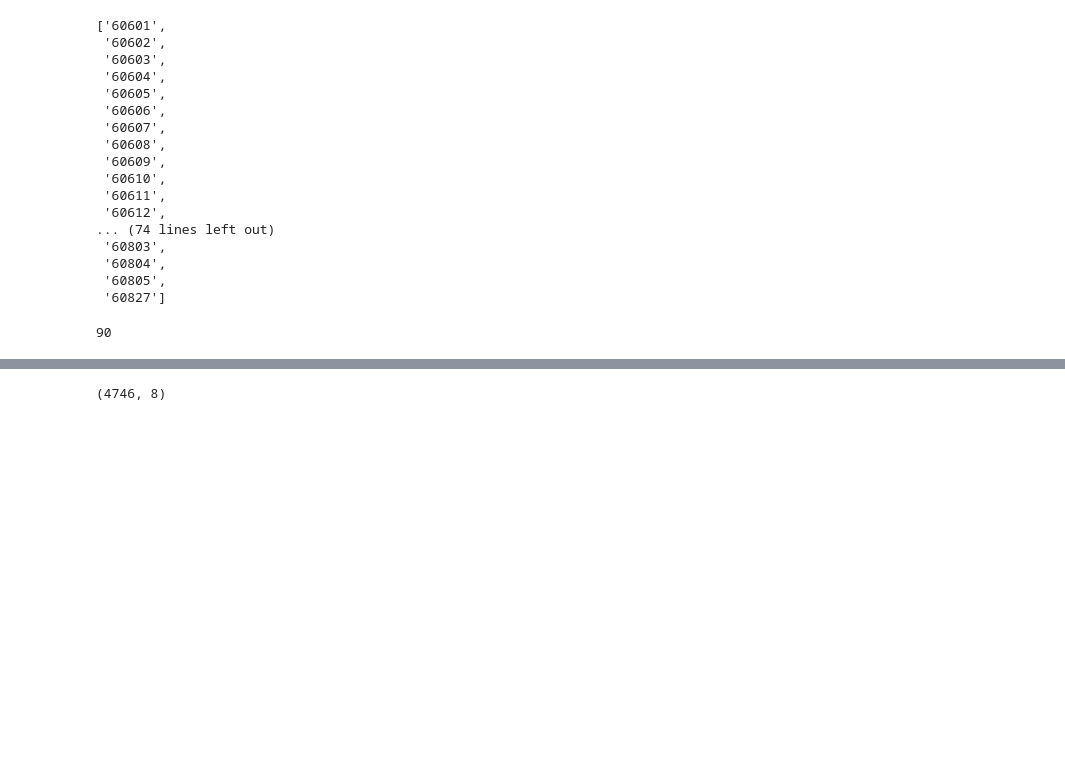
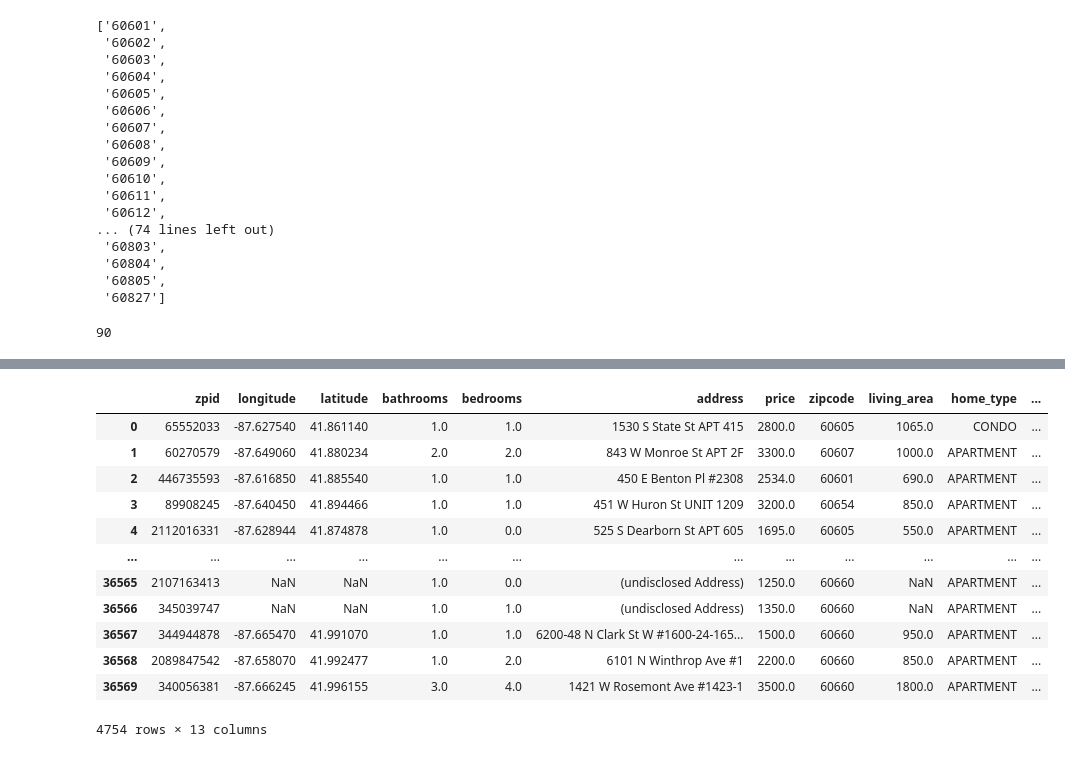
Before and after one commit to yiningYvette/Dollar_Hub, a Jupyter notebook: zillow-listing-data/zillow-data-scraper.ipynb, the cells around one changed output, grey strips where cells are left out. Cells and saved outputs as stored; diff of their text form; code cells hidden in the pictures; blank space fills up the shorter version.

```diff
--- a/zillow-listing-data/zillow-data-scraper.ipynb
+++ b/zillow-listing-data/zillow-data-scraper.ipynb
@@ -195,11 +225,24 @@ df_zillow.shape
 # %%
 # save raw data
 df_zillow.to_csv("zillow_rental_listings_raw.csv", index=False)
+# %%
+# process duplicates
+df_deduped_zillow = df_zillow.drop_duplicates(subset=["zpid"], keep="first")
 # %%
-df_deduped_zillow = df_zillow.drop_duplicates()
+df_deduped_zillow
+# %% [output]
+|  | zpid | longitude | latitude | bathrooms | bedrooms | address | price | zipcode | living_area | home_type | ... |
+| 0 | 65552033 | -87.627540 | 41.861140 | 1.0 | 1.0 | 1530 S State St APT 415 | 2800.0 | 60605 | 1065.0 | CONDO | ... |
+| 1 | 60270579 | -87.649060 | 41.880234 | 2.0 | 2.0 | 843 W Monroe St APT 2F | 3300.0 | 60607 | 1000.0 | APARTMENT | ... |
+| 2 | 446735593 | -87.616850 | 41.885540 | 1.0 | 1.0 | 450 E Benton Pl #2308 | 2534.0 | 60601 | 690.0 | APARTMENT | ... |
+| 3 | 89908245 | -87.640450 | 41.894466 | 1.0 | 1.0 | 451 W Huron St UNIT 1209 | 3200.0 | 60654 | 850.0 | APARTMENT | ... |
+| 4 | 2112016331 | -87.628944 | 41.874878 | 1.0 | 0.0 | 525 S Dearborn St APT 605 | 1695.0 | 60605 | 550.0 | APARTMENT | ... |
+| ... | ... | ... | ... | ... | ... | ... | ... | ... | ... | ... | ... |
+| 36565 | 2107163413 | NaN | NaN | 1.0 | 0.0 | (undisclosed Address) | 1250.0 | 60660 | NaN | APARTMENT | ... |
+| 36566 | 345039747 | NaN | NaN | 1.0 | 1.0 | (undisclosed Address) | 1350.0 | 60660 | NaN | APARTMENT | ... |
+| 36567 | 344944878 | -87.665470 | 41.991070 | 1.0 | 1.0 | 6200-48 N Clark St W #1600-24-165... | 1500.0 | 60660 | 950.0 | APARTMENT | ... |
+| 36568 | 2089847542 | -87.658070 | 41.992477 | 1.0 | 2.0 | 6101 N Winthrop Ave #1 | 2200.0 | 60660 | 850.0 | APARTMENT | ... |
+| 36569 | 340056381 | -87.666245 | 41.996155 | 3.0 | 4.0 | 1421 W Rosemont Ave #1423-1 | 3500.0 | 60660 | 1800.0 | APARTMENT | ... |
+4754 rows × 13 columns
-# %%
-df_deduped_zillow.shape
-# %% [output]
-(4746, 8)
 # %%
 df_deduped_zillow.to_csv("zillow_chicago.csv", index=False)
```
Also changed, not shown: parts of 9 cells of this notebook, 1 other file.
